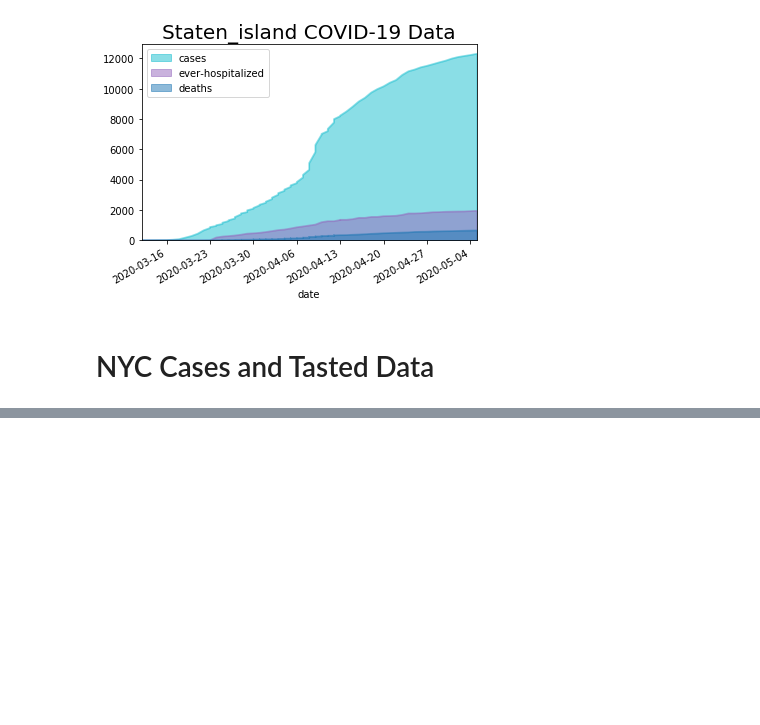
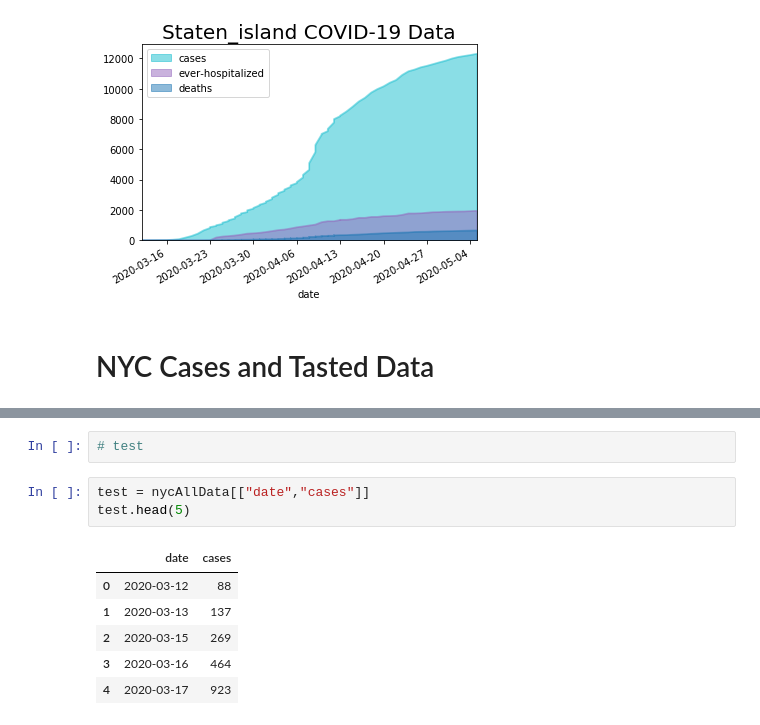
Before and after one commit to ArcZz/Nyc_Cov19_project, a Jupyter notebook: Part_1.ipynb, the cells around one changed output, grey strips where cells are left out. Cells and saved outputs as stored; diff of their text form; blank space fills up the shorter version.

```diff
--- a/Part_1.ipynb
+++ b/Part_1.ipynb
@@ -259,0 +299,12 @@ plt.show()
+# %%
+# test
+# %%
+test = nycAllData[["date","cases"]]
+test.head(5)
+# %% [output]
+|  | date | cases |
+| 0 | 2020-03-12 | 88 |
+| 1 | 2020-03-13 | 137 |
+| 2 | 2020-03-15 | 269 |
+| 3 | 2020-03-16 | 464 |
+| 4 | 2020-03-17 | 923 |
```
Also changed, not shown: parts of 25 cells of this notebook.
